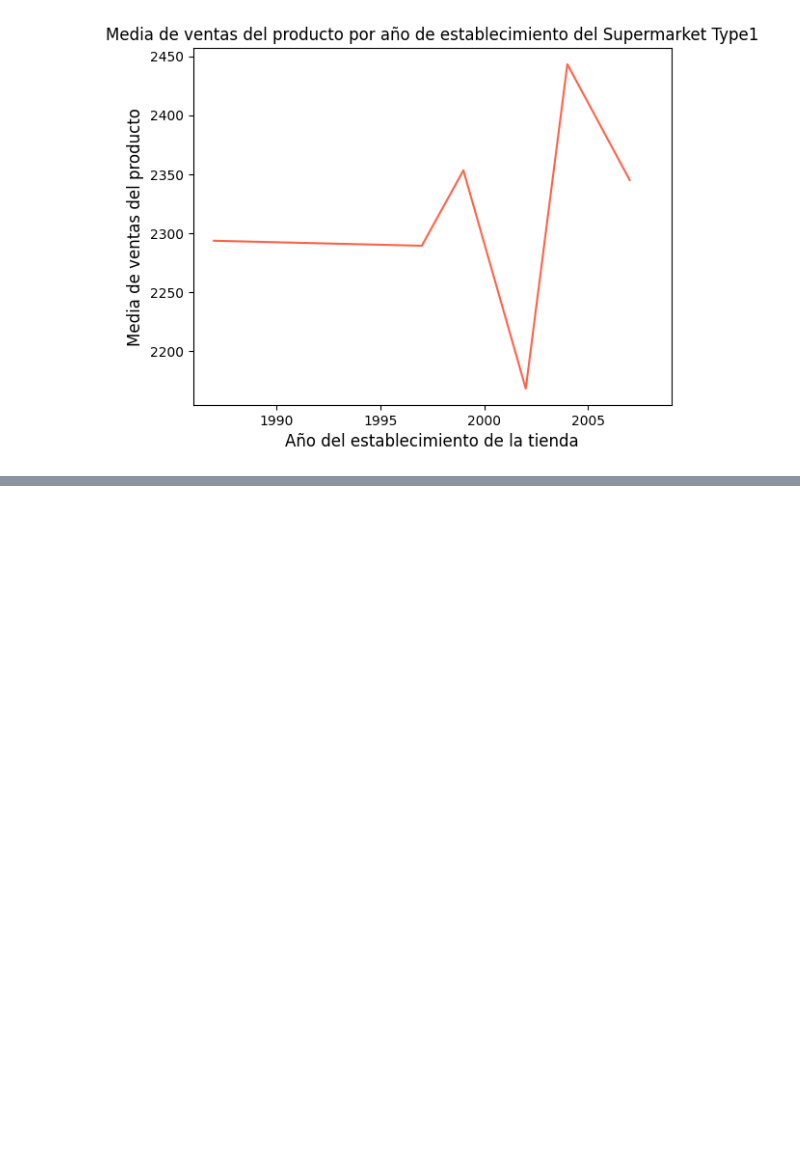
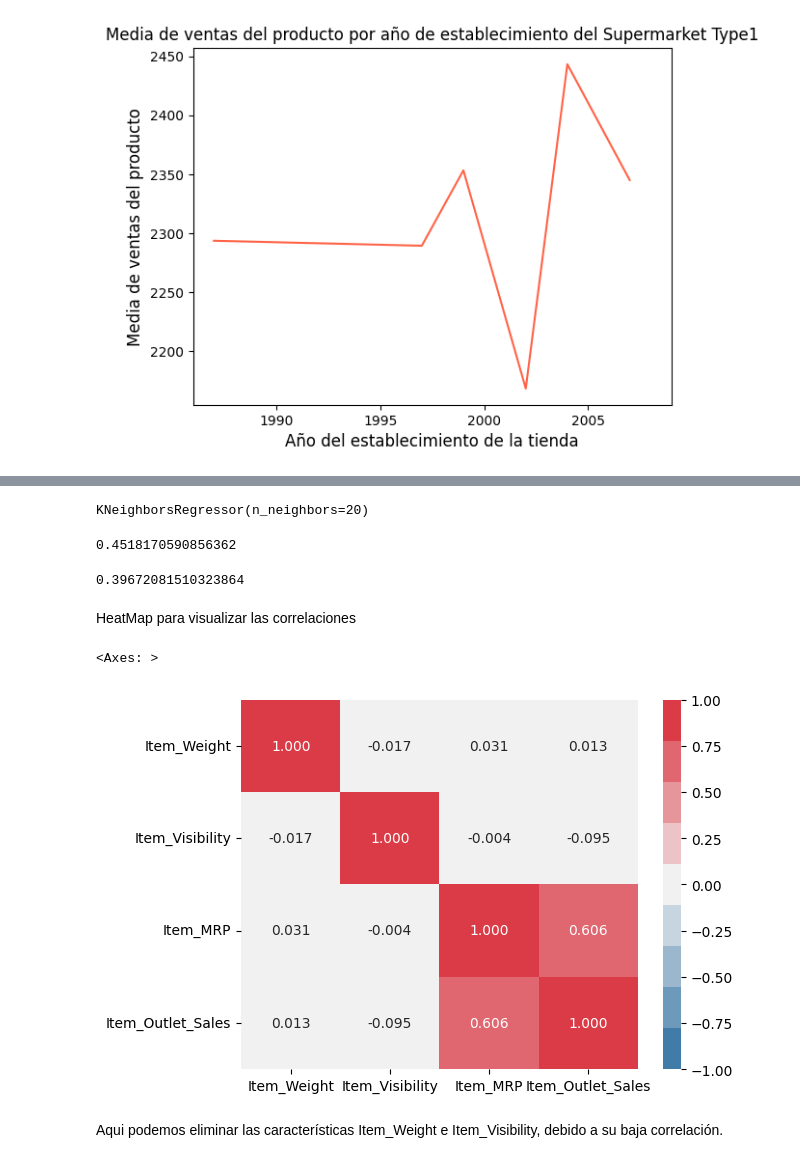
Before and after one commit to SDRChumpitaz/predicciones-ventas-comida, a Jupyter notebook: predicciones_venta_comida.ipynb, the cells around one changed output, grey strips where cells are left out. Saved outputs shown, nothing was run; the diff lists cells and outputs as text; code cells hidden in the pictures; blank space fills up the shorter version.

```diff
--- a/predicciones_venta_comida.ipynb
+++ b/predicciones_venta_comida.ipynb
@@ -632,0 +661,3 @@ plt.show()
+# %%
+df = df.reset_index(drop=True)
+df
@@ -632,0 +772,2 @@ plt.show()
+# %%
+df1 = df
@@ -632,0 +776,3 @@ plt.show()
+# %%
+df1.drop(columns=['Item_Identifier','Outlet_Identifier','Outlet_Establishment_Year'], axis=1, inplace=True)
+df1
@@ -632,0 +795,3 @@ plt.show()
+# %%
+df1.drop(columns=['Item_Fat_Content','Item_Type','Outlet_Size','Outlet_Location_Type','Outlet_Type'], axis=1, inplace=True)
+df1
@@ -632,0 +904,14 @@ plt.show()
+# %%
+knn.fit(X_train, y_train)
+# %% [output]
+KNeighborsRegressor(n_neighbors=20)
+# %%
+knn.score(X_train, y_train)
+# %% [output]
+0.4518170590856362
+# %%
+knn.score(X_test, y_test)
+# %% [output]
+0.39672081510323864
+# %% [markdown]
+HeatMap para visualizar las correlaciones
@@ -632,0 +920,7 @@ plt.show()
+# %%
+sns.heatmap(df1.corr(), cmap = sns.diverging_palette(240, 10, n=9), annot=True, fmt='.3f', vmin=-1, vmax=1)
+# %% [output]
+<Axes: >
+[figure, added]
+# %% [markdown]
+Aqui podemos eliminar las características Item_Weight e Item_Visibility, debido a su baja correlación.
```
Also changed, not shown: parts of 60 cells of this notebook.
